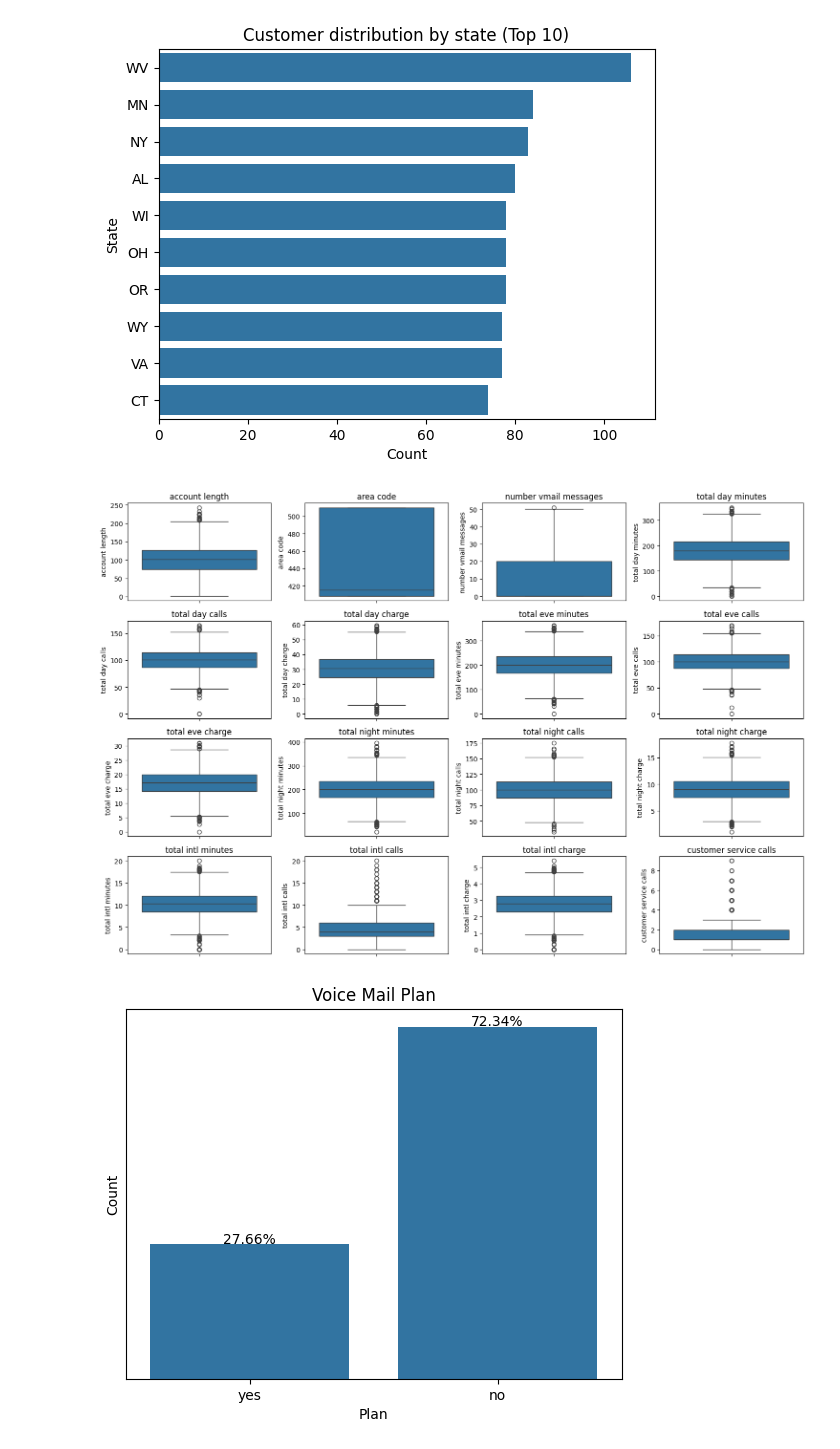
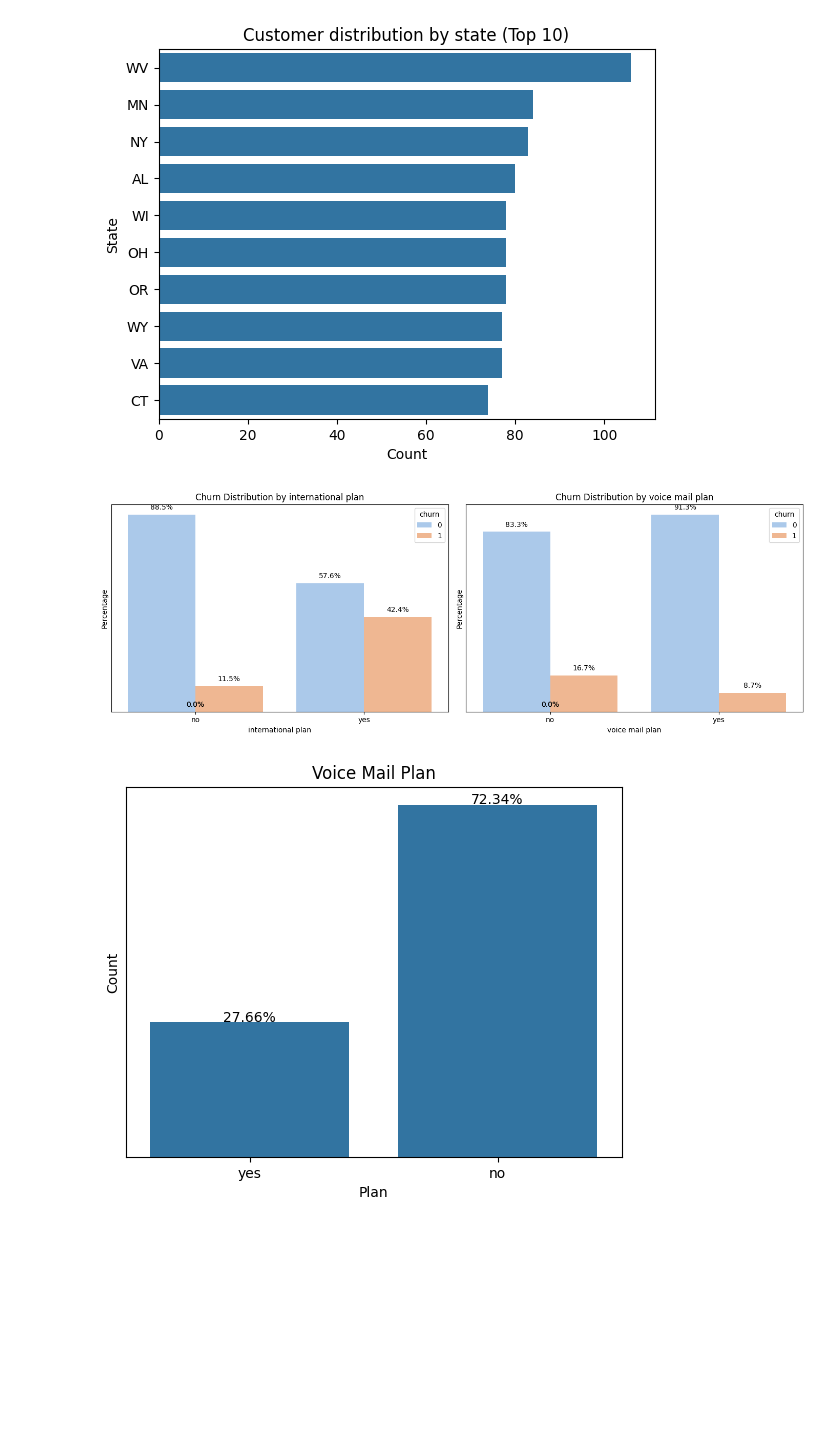
Before and after one commit to cynthiajepkogei/project-phase-3, a Jupyter notebook: notebook.ipynb, the cells around one changed output. Saved outputs shown, nothing was run; the diff lists cells and outputs as text; code cells hidden in the pictures; blank space fills up the shorter version.

```diff
--- a/notebook.ipynb
+++ b/notebook.ipynb
@@ -190,29 +235,38 @@ plt.ylabel('State')
 # %% [output]
 Text(0, 0.5, 'State')
 [figure]
-# %%
-
-numerical_columns = ['account length', 'area code', 'number vmail messages',
-       'total day minutes', 'total day calls', 'total day charge',
-       'total eve minutes', 'total eve calls', 'total eve charge',
-       'total night minutes', 'total night calls', 'total night charge',
-       'total intl minutes', 'total intl calls', 'total intl charge',
-       'customer service calls']
-
-# Create a new figure
-plt.figure(figsize=(15, 10))
-
-# For each numerical column, create a box plot
-for i, column in enumerate(numerical_columns):
-    plt.subplot(4, 4, i+1)
-    sns.boxplot(y=df[column])
-    plt.title(column)
-
-# Display the plot
-plt.tight_layout()
-plt.show()
-# %% [output]
-[figure, removed]
+# %%
+
+# Specify other categorical columns
+categorical_columns = ['international plan', 'voice mail plan']
+
+# Set the figure size for all plots
+plt.figure(figsize=(14, 5))
+
+# Plot countplots for churn based on other categorical columns
+for idx, column in enumerate(categorical_columns, 1):
+    plt.subplot(1, len(categorical_columns), idx)
+
+    # Calculate the percentage
+    churn_percentage = df.groupby(column)['churn'].value_counts(normalize=True).mul(100).rename('percentage').reset_index()
+
+    # Plot the countplot
+    sns.barplot(x=column, y='percentage', hue='churn', data=churn_percentage, palette='pastel')
+
+    # Add percentages on top of the bars
+    for p in plt.gca().patches:
+        plt.gca().annotate(f'{p.get_height():.1f}%', (p.get_x() + p.get_width() / 2., p.get_height()),
+                           ha='center', va='center', xytext=(0, 10), textcoords='offset points', fontsize=10)
+
+    plt.title(f'Churn Distribution by {column}')
+    plt.xlabel(column)
+    plt.ylabel('Percentage')
+    plt.yticks([])
+# Adjust layout to prevent overlap
+plt.tight_layout()
+plt.show()
+# %% [output]
+[figure, added]
 # %%
 
 # Create the countplot
```
Also changed, not shown: parts of 31 cells of this notebook.
